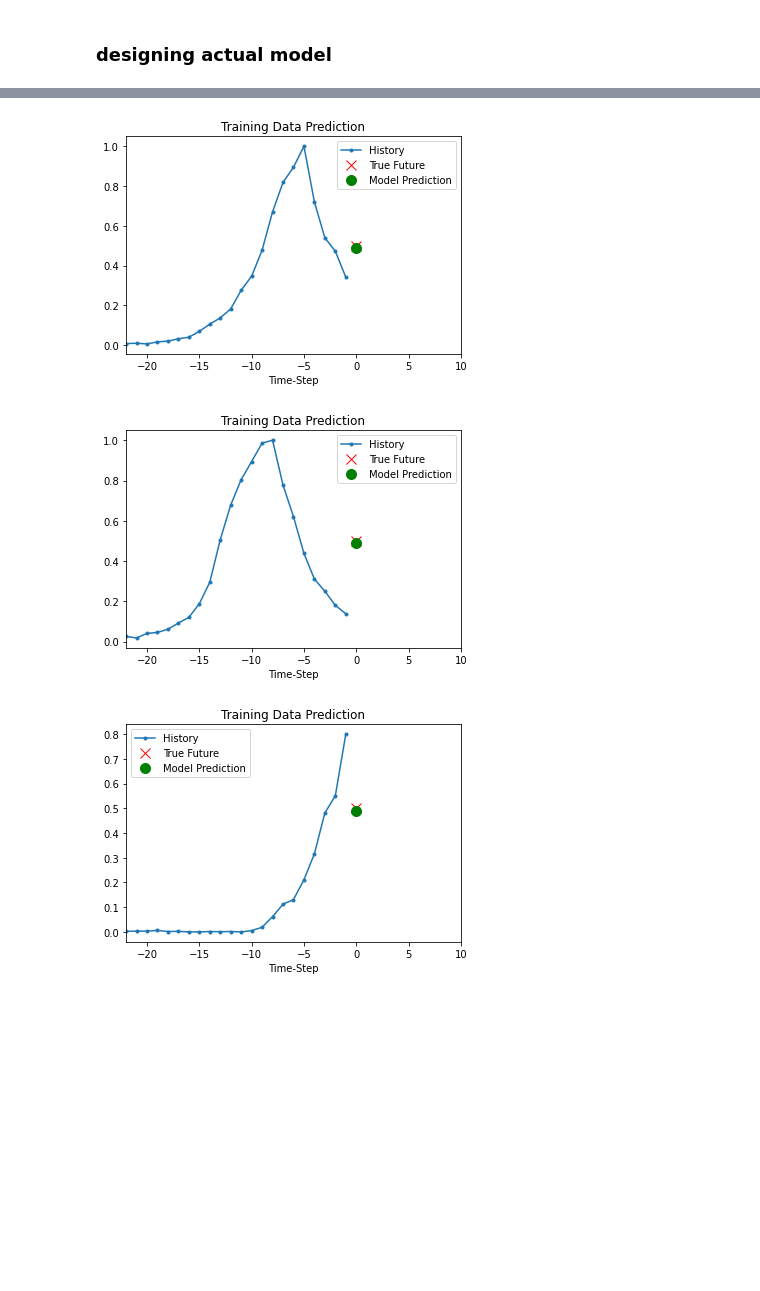
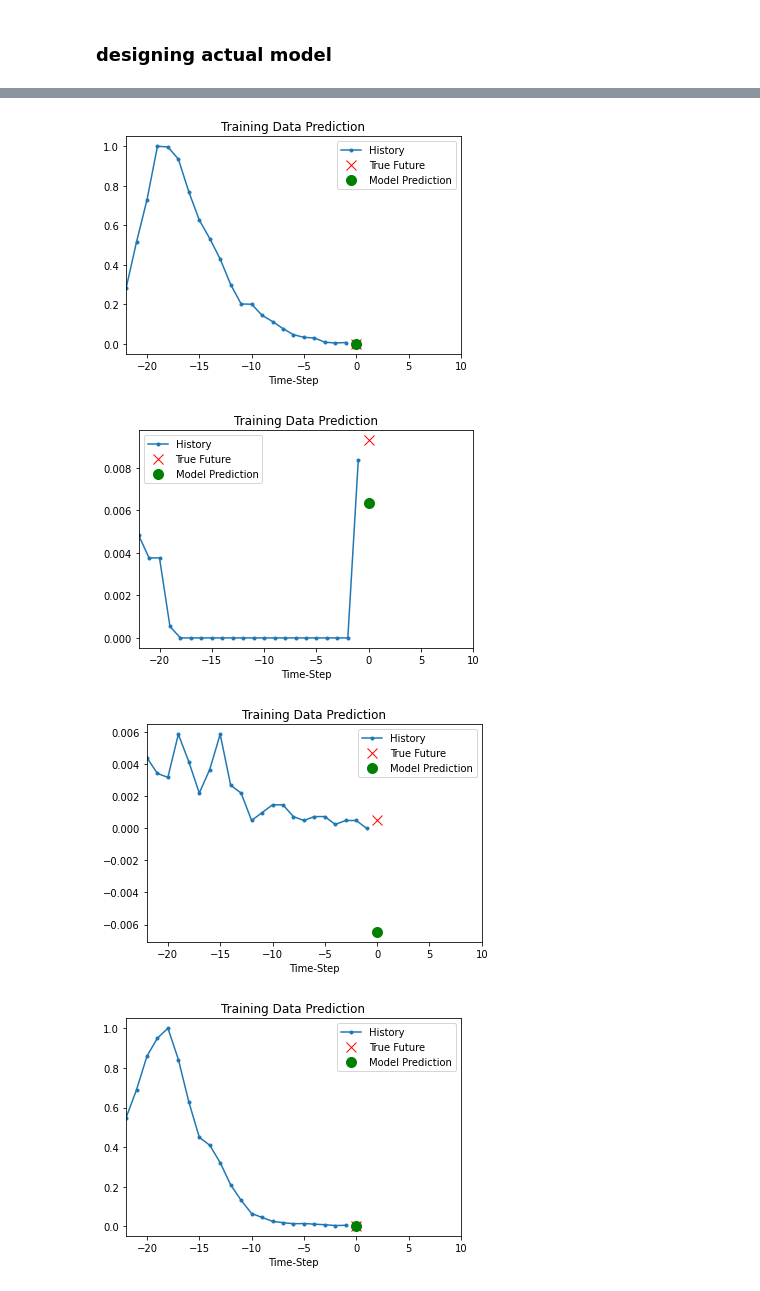
Before and after one commit to tamjazad/ml-covid19, a Jupyter notebook: flu-trained-models/ny_flu_temp_nextWed.ipynb, the cells around one changed output, grey strips where cells are left out. Saved outputs shown, nothing was run; the diff lists cells and outputs as text; code cells hidden in the pictures; blank space fills up the shorter version.

Commit message:
worked out the model to give case prediction. Model works FANTASTICALLY for nyc. nyc model works out very, very nicely.

```diff
--- a/flu-trained-models/ny_flu_temp_nextWed.ipynb
+++ b/flu-trained-models/ny_flu_temp_nextWed.ipynb
@@ -252,8 +252,8 @@ dtype: float64
 flu_temp_data = np.full(len(all_cases_norm_series), 0.5)
 # %%
 training_data_df = pd.DataFrame({
-    "Flu Cases" : all_cases_norm_series,
-    "Temperature" : flu_temp_data
+    "Temperature" : flu_temp_data,
+    "Flu Cases" : all_cases_norm_series
 })
 training_data_df
 # %% [output]
@@ -274,8 +274,8 @@ training_data_df
 covid_temp_data = np.full(len(ny_wnew_cases_norm), 0.5)
 # %%
 testing_data_df = pd.DataFrame({
-    "COVID Cases" : ny_wnew_cases_norm,
-    "Temperature" : covid_temp_data
+    "Temperature" : covid_temp_data,
+    "COVID Cases" : ny_wnew_cases_norm
 })
 testing_data_df
 # %% [output]
@@ -408,13 +408,14 @@ def show_plot(plot_data, delta, title):
   plt.xlabel('Time-Step')
   return plt
 # %%
-for x, y in train_data_single.take(3):
+for x, y in train_data_single.take(10):
   #print(lstm_prediction_model.predict(x))
-  plot = show_plot([x[0][:, 0].numpy(), y[0].numpy(),
+  plot = show_plot([x[0][:, 1].numpy(), y[0].numpy(),
                     lstm_prediction_model.predict(x)[0]], 0,
                    'Training Data Prediction')
   plot.show()
 # %% [output]
-[figure, old version]
+[figure, new version]
-[figure, old version]
+[figure, new version]
-[figure, old version]
+[figure, new version]
+[figure, added]
```
Also changed, not shown: parts of 5 cells of this notebook.
